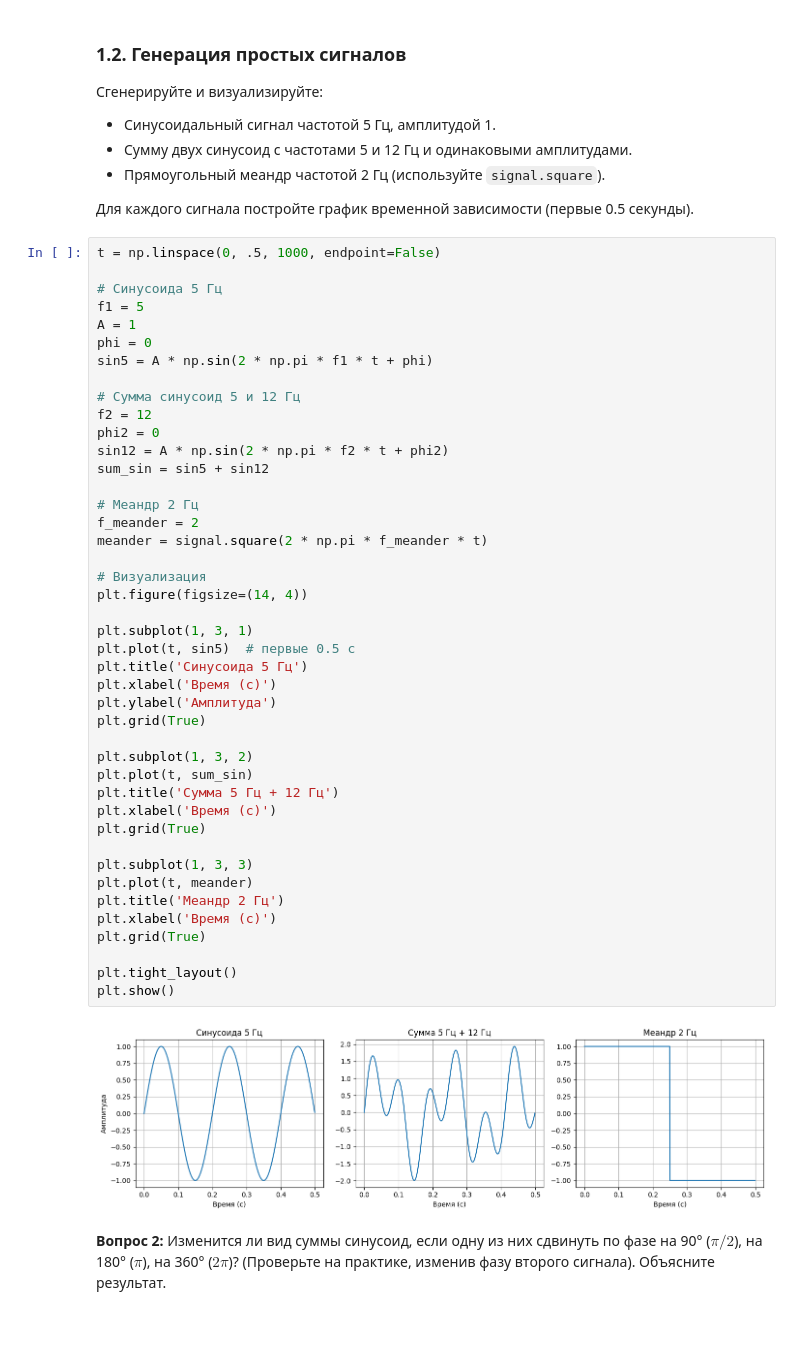
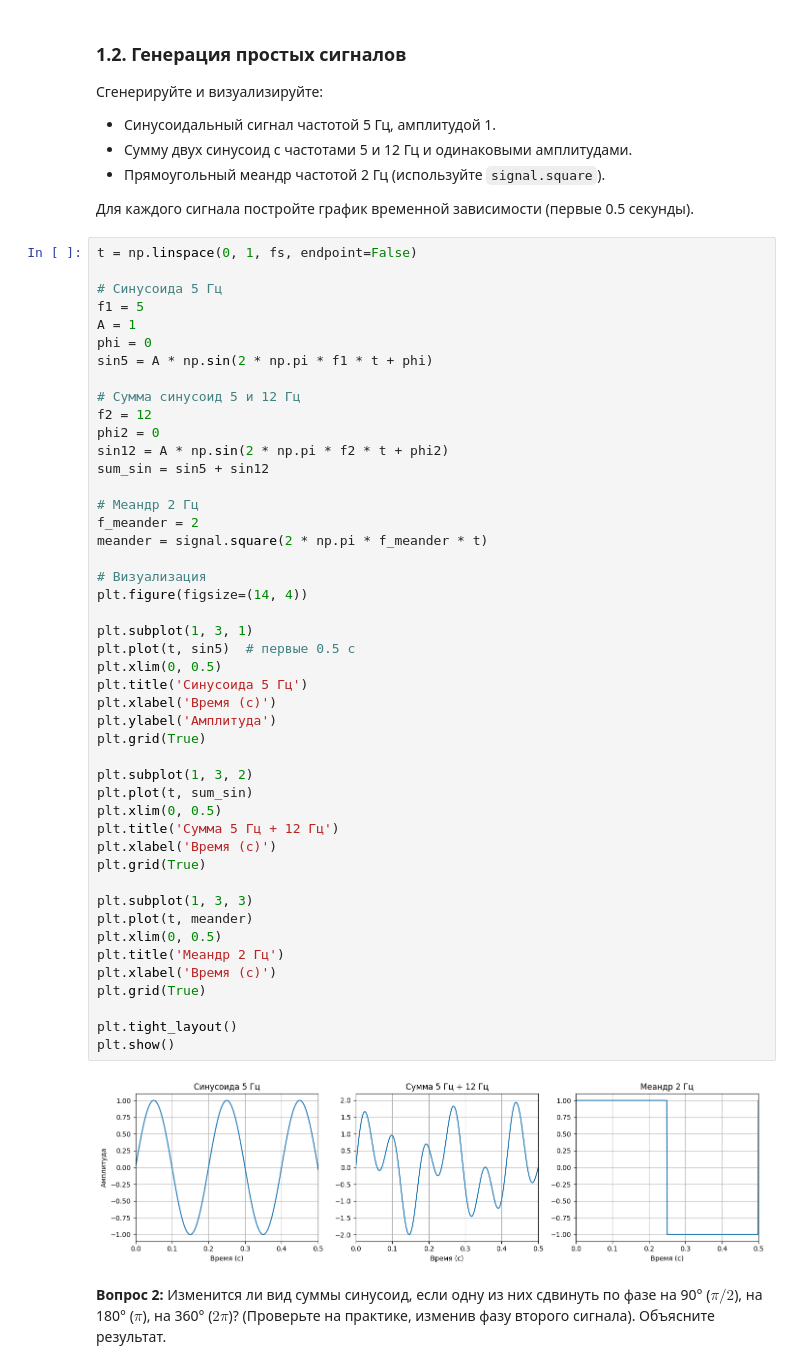
Before and after one commit to korzhimanov/dsp-seminars, a Jupyter notebook: seminars/1.ipynb, the cells around one changed output. Saved outputs shown, nothing was run; the diff lists cells and outputs as text; blank space fills up the shorter version.

```diff
--- a/seminars/1.ipynb
+++ b/seminars/1.ipynb
@@ -55,7 +55,7 @@ print(f"Шаг дискретизации (период): {1/fs} с")
 
 Для каждого сигнала постройте график временной зависимости (первые 0.5 секунды).
 # %%
-t = np.linspace(0, .5, 1000, endpoint=False)
+t = np.linspace(0, 1, fs, endpoint=False)
 
 # Синусоида 5 Гц
 f1 = 5
@@ -71,34 +71,37 @@ sum_sin = sin5 + sin12
 
 # Меандр 2 Гц
 f_meander = 2
 meander = signal.square(2 * np.pi * f_meander * t)
 
 # Визуализация
 plt.figure(figsize=(14, 4))
 
 plt.subplot(1, 3, 1)
 plt.plot(t, sin5)  # первые 0.5 с
+plt.xlim(0, 0.5)
 plt.title('Синусоида 5 Гц')
 plt.xlabel('Время (с)')
 plt.ylabel('Амплитуда')
 plt.grid(True)
 
 plt.subplot(1, 3, 2)
 plt.plot(t, sum_sin)
+plt.xlim(0, 0.5)
 plt.title('Сумма 5 Гц + 12 Гц')
 plt.xlabel('Время (с)')
 plt.grid(True)
 
 plt.subplot(1, 3, 3)
 plt.plot(t, meander)
+plt.xlim(0, 0.5)
 plt.title('Меандр 2 Гц')
 plt.xlabel('Время (с)')
 plt.grid(True)
 
 plt.tight_layout()
 plt.show()
 # %% [output]
-[figure, old version]
+[figure, new version]
 # %% [markdown]
 **Вопрос 2:** Изменится ли вид суммы синусоид, если одну из них сдвинуть по фазе на 90° ($\pi/2$), на 180° ($\pi$), на 360° ($2\pi$)? (Проверьте на практике, изменив фазу второго сигнала). Объясните результат.
 # %% [markdown]
```
Also changed, not shown: parts of 7 cells of this notebook.
